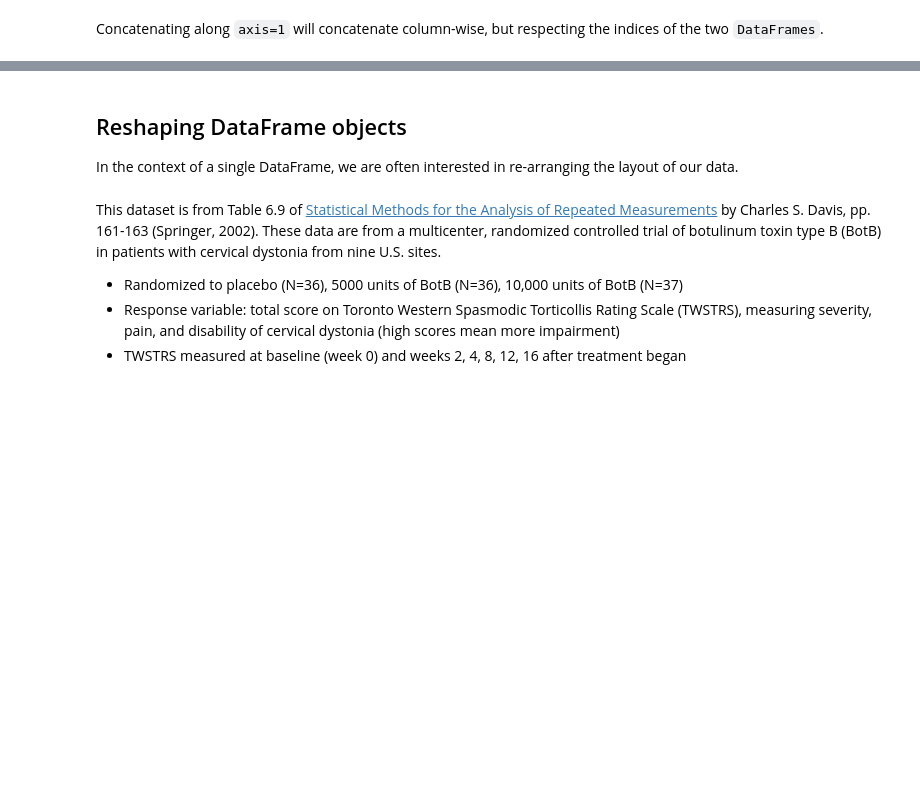
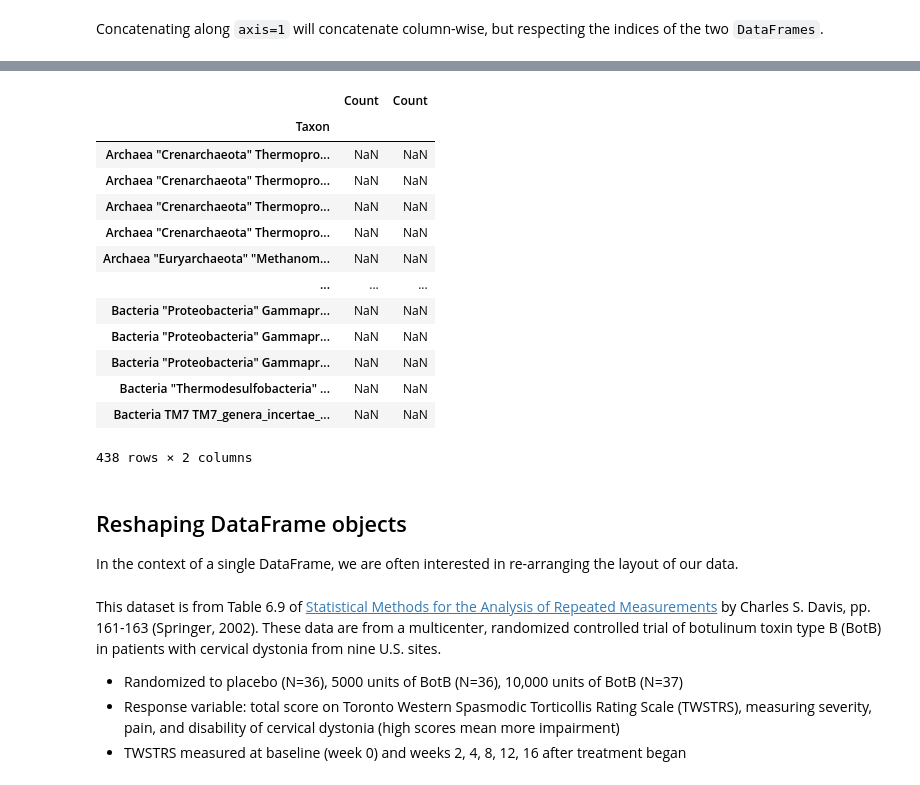
Before and after one commit to PeterYYZhang/2022, a Jupyter notebook: Tutorials/01 - Handling data/Intro to Pandas II.ipynb, the cells around one changed output, grey strips where cells are left out. Cells and saved outputs as stored; diff of their text form; code cells hidden in the pictures; blank space fills up the shorter version.

```diff
--- a/Tutorials/01 - Handling data/Intro to Pandas II.ipynb
+++ b/Tutorials/01 - Handling data/Intro to Pandas II.ipynb
@@ -192,5 +378,22 @@ pd.concat([mb1, mb2], axis=1).shape
 # %%
-pd.concat([mb1, mb2], axis=1).head()
+a = pd.concat([mb1, mb2], axis=1)
+a.head()
+a[a['Count'].isna()]
+# %% [output]
+|  | Count | Count |
+| Taxon |  |  |
+| Archaea "Crenarchaeota" Thermopro... | NaN | NaN |
+| Archaea "Crenarchaeota" Thermopro... | NaN | NaN |
+| Archaea "Crenarchaeota" Thermopro... | NaN | NaN |
+| Archaea "Crenarchaeota" Thermopro... | NaN | NaN |
+| Archaea "Euryarchaeota" "Methanom... | NaN | NaN |
+| ... | ... | ... |
+| Bacteria "Proteobacteria" Gammapr... | NaN | NaN |
+| Bacteria "Proteobacteria" Gammapr... | NaN | NaN |
+| Bacteria "Proteobacteria" Gammapr... | NaN | NaN |
+| Bacteria "Thermodesulfobacteria" ... | NaN | NaN |
+| Bacteria TM7 TM7_genera_incertae_... | NaN | NaN |
+438 rows × 2 columns
 # %% [markdown]
 ## Reshaping DataFrame objects
 
```
Also changed, not shown: parts of 69 cells of this notebook, 2 other files.
